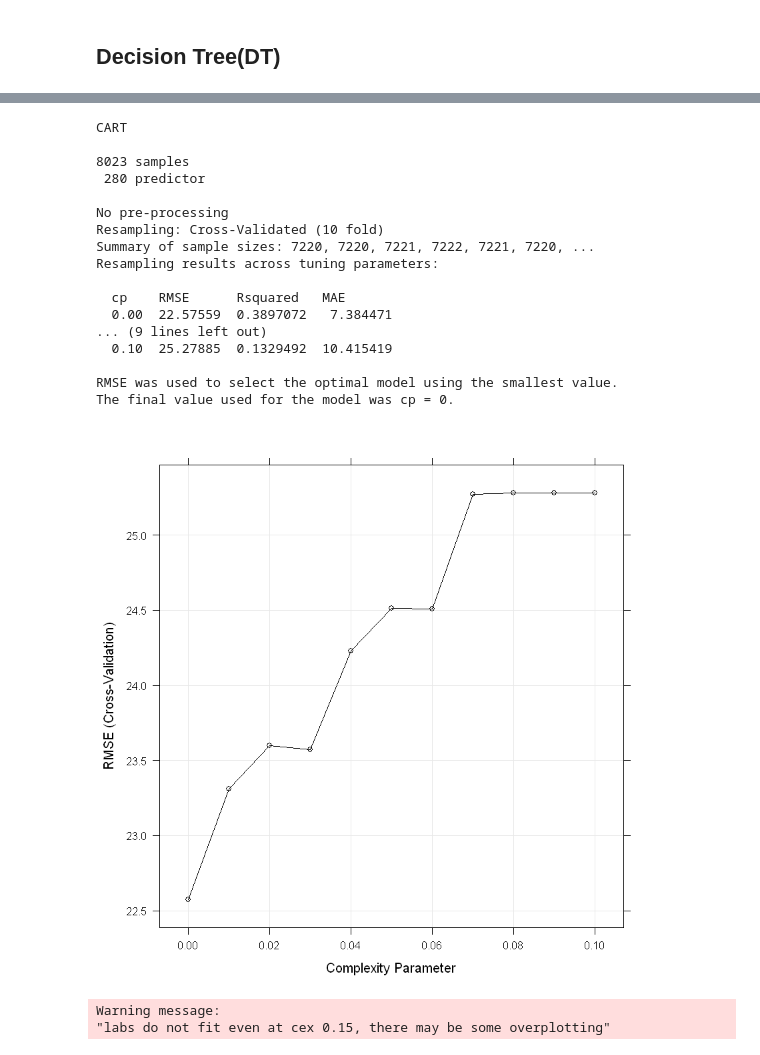
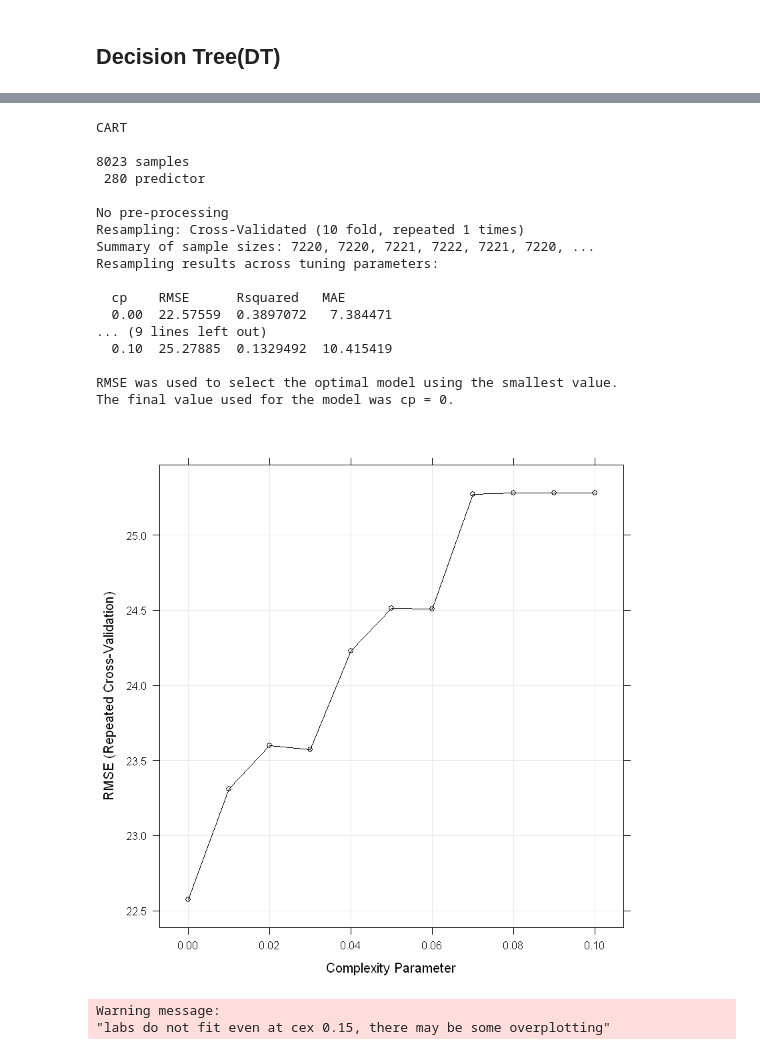
Before and after one commit to BU-IE-582/fall20-mbahadir, a Jupyter notebook: Homework4/Homework4-Blog_Comment_Dataset.ipynb, the cells around one changed output, grey strips where cells are left out. Cells and saved outputs as stored; diff of their text form; code cells hidden in the pictures.

```diff
--- a/Homework4/Homework4-Blog_Comment_Dataset.ipynb
+++ b/Homework4/Homework4-Blog_Comment_Dataset.ipynb
@@ -295,34 +389,32 @@ The final value used for the model was cp = 0.
 # %%
-numFolds=trainControl(method="cv",number = 10)
 cpGrid=expand.grid(.cp=(0:10)*0.01)
-tr=train(target~.,
+tr_last=train(target~.,
       data=blog_train,
       method="rpart",
-      trControl=numFolds,
+      trControl=fitControl,
       tuneGrid= cpGrid,
-        # minbucket=minbucket_grid
        control= rpart.control(minsplit = 8)
         )
 trellis.par.set(caretTheme())
-print(plot(tr))
-print(tr)
+print(plot(tr_last))
+print(tr_last)
 # %% [output]
 CART
 
 8023 samples
  280 predictor
 
 No pre-processing
-Resampling: Cross-Validated (10 fold)
+Resampling: Cross-Validated (10 fold, repeated 1 times)
 Summary of sample sizes: 7220, 7220, 7221, 7222, 7221, 7220, ...
 Resampling results across tuning parameters:
 
   cp    RMSE      Rsquared   MAE
   0.00  22.57559  0.3897072   7.384471
 ... (9 lines left out)
   0.10  25.27885  0.1329492  10.415419
 
 RMSE was used to select the optimal model using the smallest value.
 The final value used for the model was cp = 0.
-[figure, old version]
+[figure, new version]
 # %%
```
Also changed, not shown: parts of 52 cells of this notebook, 10 other files.
